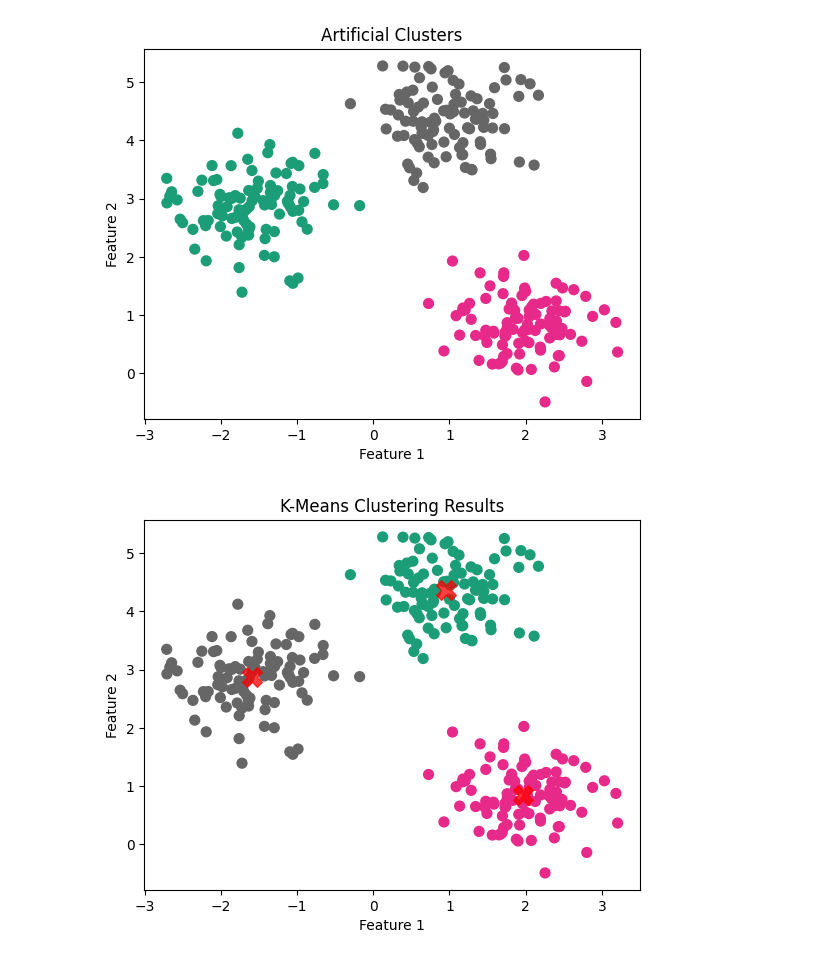
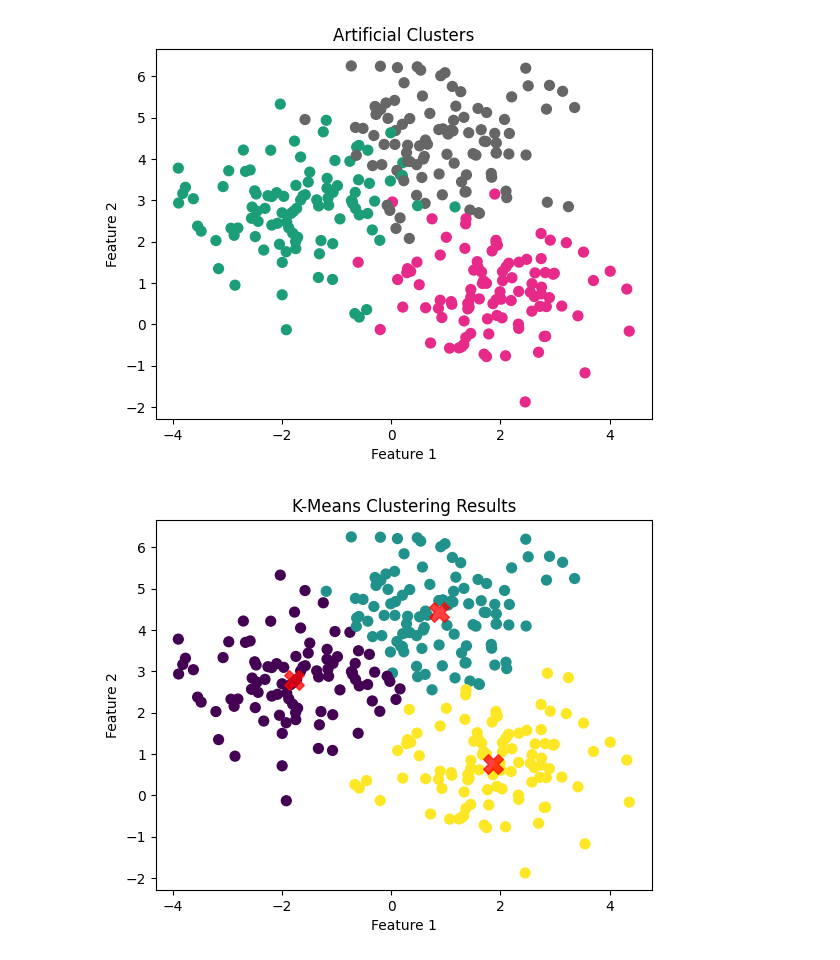
Before and after one commit to LiamSwick/Data-Science-Sandbox, a Jupyter notebook: K_Means_Exploration.ipynb, the cells around one changed output. Drawn from its saved outputs; the diff is of its cells as text; code cells hidden in the pictures.

```diff
--- a/K_Means_Exploration.ipynb
+++ b/K_Means_Exploration.ipynb
@@ -7,7 +7,7 @@ import seaborn as sns
 from sklearn.datasets import make_blobs
 from sklearn.cluster import KMeans
 # %%
-X, y = make_blobs(n_samples=300, centers=3, cluster_std=0.50, random_state=0)
+X, y = make_blobs(n_samples=300, centers=3, cluster_std=1, random_state=0)
 
 plt.scatter(X[:, 0], X[:, 1], c=y, s=50, cmap='Dark2_r')
 plt.title("Artificial Clusters")
@@ -15,20 +15,19 @@ plt.xlabel("Feature 1")
 plt.ylabel("Feature 2")
 plt.show()
 # %% [output]
-[figure, old version]
+[figure, new version]
 # %%
-kmeans = KMeans(n_clusters=3, random_state=0, n_init=10) # Added n_init explicitly
+kmeans = KMeans(n_clusters=3, random_state=0, n_init=10)
 kmeans.fit(X)
 y_kmeans = kmeans.predict(X)
 labels = kmeans.labels_
 
-# Visualize the results
-plt.scatter(X[:, 0], X[:, 1], c=labels, s=50, cmap='Dark2_r')
+plt.scatter(X[:, 0], X[:, 1], c=labels, s=50, cmap='viridis')
 centers = kmeans.cluster_centers_
 plt.scatter(centers[:, 0], centers[:, 1], c='red', s=200, alpha=0.75, marker='X')
 plt.title("K-Means Clustering Results")
 plt.xlabel("Feature 1")
 plt.ylabel("Feature 2")
 plt.show()
 # %% [output]
-[figure, old version]
+[figure, new version]
```
Also changed, not shown: parts of 3 cells of this notebook.
